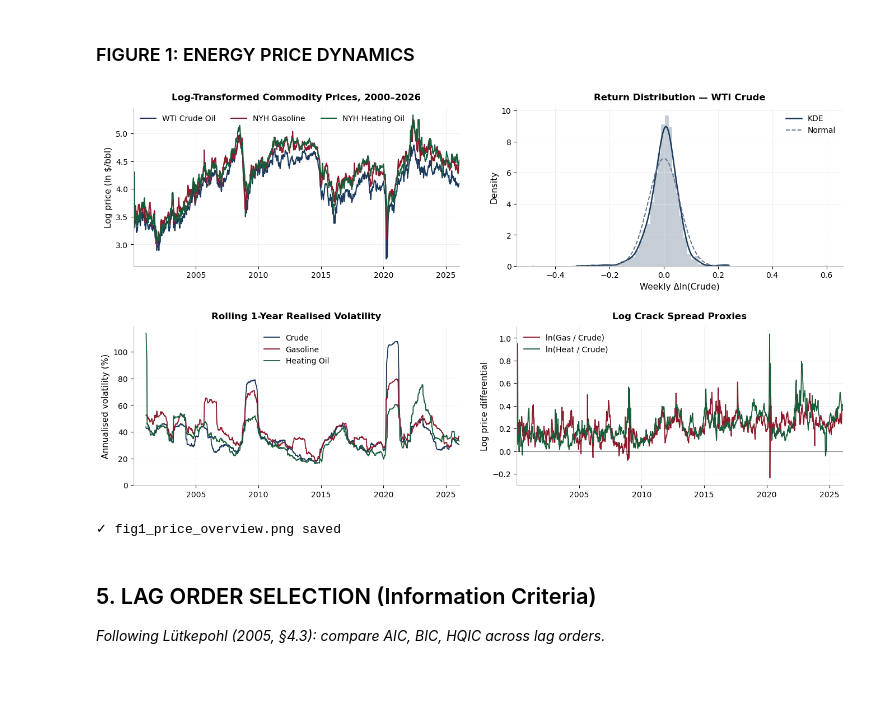
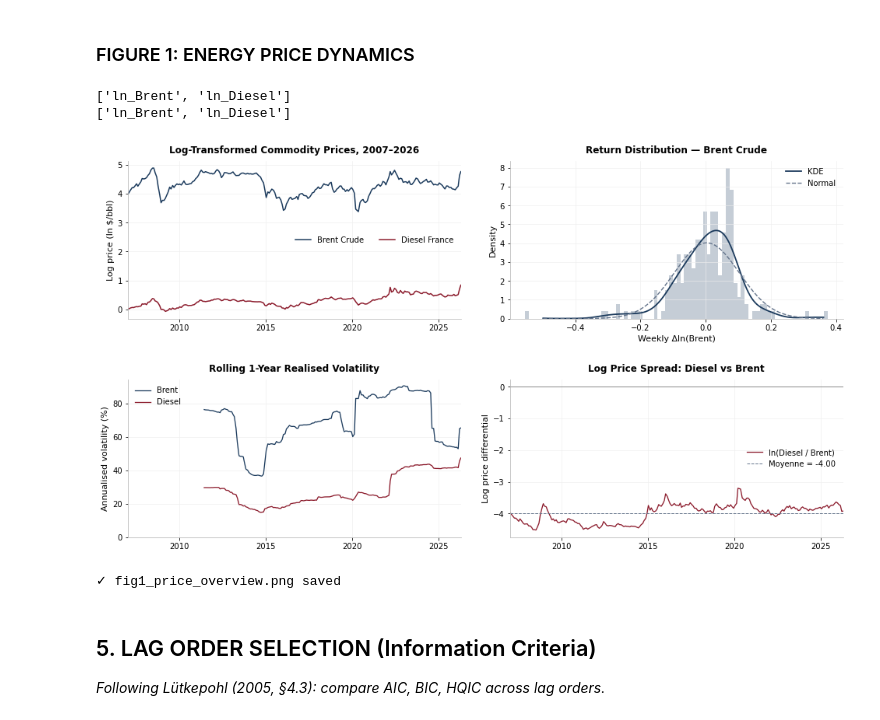
Before and after one commit to Solinegit/MODS-Gazole, a Jupyter notebook: Notebook_de_bg.ipynb, the cells around one changed output. Saved outputs shown, nothing was run; the diff lists cells and outputs as text; code cells hidden in the pictures; blank space fills up the shorter version.

```diff
--- a/Notebook_de_bg.ipynb
+++ b/Notebook_de_bg.ipynb
@@ -118,27 +138,25 @@ def load_fred_csv(filepath):
 
 print("Loading Data...")
 try:
-    crude = load_fred_csv('data/DCOILWTICO.csv')
-    gas = load_fred_csv('data/DGASNYH.csv')
-    heat = load_fred_csv('data/DHOILNYH.csv')
+    crude  = load_fred_csv('data/DCOILBRENTEU.csv')
+    diesel = load_fred_csv('data/DIESEL_FR.csv')
 
-    df_raw = pd.concat([crude, gas, heat], axis=1)
-    df_raw.columns = ['Crude_WTI', 'Gasoline_NYH', 'HeatingOil_NYH']
+    df_raw = pd.concat([crude, diesel], axis=1)
+    df_raw.columns = ['Crude_WTI', 'Diesel_FR']
 
     # Weekly Resampling (Friday close)
     df_weekly = df_raw.resample('W-FRI').last().dropna()
 
     # Unit Conversion ($/gallon → $/barrel for refined products)
     df_weekly['Crude'] = df_weekly['Crude_WTI']
-    df_weekly['Gasoline'] = df_weekly['Gasoline_NYH'] * 42
-    df_weekly['Heating Oil'] = df_weekly['HeatingOil_NYH'] * 42
+    df_weekly['Diesel'] = df_weekly['Diesel_FR']
 
     # Log Transform (enables elasticity interpretation, stabilises variance)
-    model_data = np.log(df_weekly[['Crude', 'Gasoline', 'Heating Oil']])
-    model_data.columns = ['ln_Crude', 'ln_Gas', 'ln_Heat']
+    model_data = np.log(df_weekly[['Crude', 'Diesel']])
+    model_data.columns = ['ln_Brent', 'ln_Diesel']
+    variables  = ['ln_Brent', 'ln_Diesel']
+    var_labels = ['Brent Crude', 'Diesel France']
 
-    variables = ['ln_Crude', 'ln_Gas', 'ln_Heat']
-    var_labels = ['Crude Oil', 'Gasoline', 'Heating Oil']
 
     model_data = model_data.loc['2000-01-01':]
     df_weekly = df_weekly.loc['2000-01-01':]
@@ -274,11 +290,17 @@ create_figure_ur()
 ✓ figA_unit_root_tests.png saved
 # %% [markdown]
 ### FIGURE 1: ENERGY PRICE DYNAMICS
+# %%
+print(model_data.columns.tolist())
+print(variables)
+# %% [output]
+['ln_Brent', 'ln_Diesel']
+['ln_Brent', 'ln_Diesel']
 # %%
 def create_figure1():
-    col_list = [C['crude'], C['gasoline'], C['heating']]
-    lbl_list = ['WTI Crude Oil', 'NYH Gasoline', 'NYH Heating Oil']
-    log_plot = model_data.loc['2000':]
+    col_list = [C['crude'], C['gasoline']]
+    lbl_list = ['Brent Crude', 'Diesel France']
+    log_plot = model_data.loc['2007':]
 
     fig, axes = plt.subplots(2, 2, figsize=(14, 8))
     ax_top  = axes[0, 0]
@@ -292,52 +314,51 @@ def create_figure1():
     fmt_year(ax_top)
     ax_top.set_xlim(log_plot.index[0], log_plot.index[-1])
     ax_top.set_ylabel('Log price (ln $/bbl)')
-    ax_top.set_title('Log-Transformed Commodity Prices, 2000–2026')
-    ax_top.legend(ncol=3)
+    ax_top.set_title('Log-Transformed Commodity Prices, 2007–2026')
+    ax_top.legend(ncol=2)
 
-    # Return distribution
-    ret      = model_data['ln_Crude'].diff().dropna()
+    # Return distribution (sur le Brent)
+    ret        = model_data['ln_Brent'].diff().dropna()
     mu_r, sg_r = ret.mean(), ret.std()
-    xv       = np.linspace(ret.quantile(0.001), ret.quantile(0.999), 400)
+    xv         = np.linspace(ret.quantile(0.001), ret.quantile(0.999), 400)
     ax_dist.hist(ret, bins=80, density=True, color=C['crude'], alpha=0.25, edgecolor='none')
     ax_dist.plot(xv, gaussian_kde(ret, bw_method='silverman')(xv),
                  color=C['crude'], lw=1.8, label='KDE')
     ax_dist.plot(xv, norm.pdf(xv, mu_r, sg_r),
                  color=C['neutral'], lw=1.4, ls='--', label='Normal')
-    ax_dist.set_xlabel('Weekly Δln(Crude)')
+    ax_dist.set_xlabel('Weekly Δln(Brent)')
     ax_dist.set_ylabel('Density')
-    ax_dist.set_title('Return Distribution — WTI Crude')
+    ax_dist.set_title('Return Distribution — Brent Crude')
     ax_dist.legend()
 
     # Rolling 52-week realised volatility
-    for col, c, lbl in zip(variables, col_list, ['Crude', 'Gasoline', 'Heating Oil']):
+    for col, c, lbl in zip(variables, col_list, ['Brent', 'Diesel']):
         rv = model_data[col].diff().dropna().rolling(52).std() * np.sqrt(52) * 100
         ax_vol.plot(rv.index, rv, color=c, lw=1.3, label=lbl)
     ax_vol.set_ylim(bottom=0)
     fmt_year(ax_vol)
     ax_vol.set_xlim(model_data.index[0], model_data.index[-1])
     ax_vol.set_ylabel('Annualised volatility (%)')
     ax_vol.set_title('Rolling 1-Year Realised Volatility')
     ax_vol.legend()
 
-    # Crack spreads
-    spr_g = model_data['ln_Gas']  - model_data['ln_Crude']
-    spr_h = model_data['ln_Heat'] - model_data['ln_Crude']
-    ax_spr.plot(model_data.index, spr_g, color=C['gasoline'], lw=1.3, label='ln(Gas / Crude)')
-    ax_spr.plot(model_data.index, spr_h, color=C['heating'],  lw=1.3, label='ln(Heat / Crude)')
+    # Prix relatif diesel / Brent (remplace le crack spread)
+    spr = model_data['ln_Diesel'] - model_data['ln_Brent']
+    ax_spr.plot(model_data.index, spr, color=C['gasoline'], lw=1.3, label='ln(Diesel / Brent)')
+    ax_spr.axhline(spr.mean(), color=C['neutral'], lw=1.0, ls='--', label=f'Moyenne = {spr.mean():.2f}')
     ax_spr.axhline(0, color='black', lw=0.8, alpha=0.5)
     fmt_year(ax_spr)
     ax_spr.set_xlim(model_data.index[0], model_data.index[-1])
     ax_spr.set_ylabel('Log price differential')
-    ax_spr.set_title('Log Crack Spread Proxies')
+    ax_spr.set_title('Log Price Spread: Diesel vs Brent')
     ax_spr.legend()
 
     plt.tight_layout(pad=2.5)
     save_figure(fig, 'fig1_price_overview')
 
 create_figure1()
 # %% [output]
-[figure, old version]
+[figure, new version]
 ✓ fig1_price_overview.png saved
 # %% [markdown]
 ## 5. LAG ORDER SELECTION (Information Criteria)
```
Also changed, not shown: parts of 8 cells of this notebook, 7 other files.
